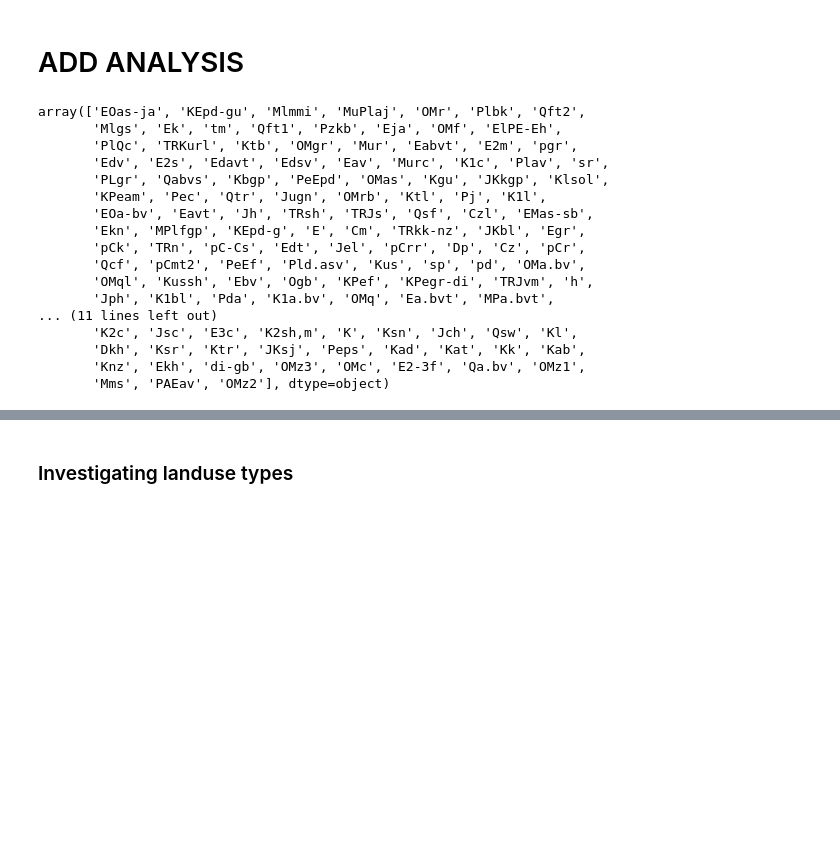
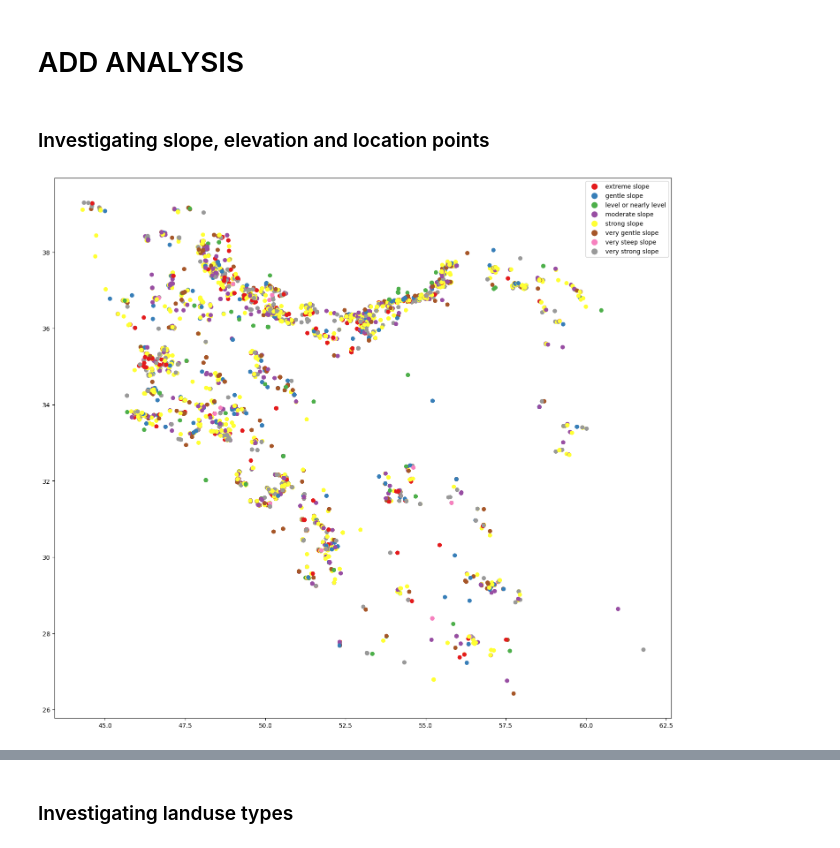
Before and after one commit to MiekeSpaans/MS_Capstone_Project_2401FTDS, a Jupyter notebook: QCTO-Capstone-Project.ipynb, the cells around one changed output, grey strips where cells are left out. Saved outputs shown, nothing was run; the diff lists cells and outputs as text; code cells hidden in the pictures; blank space fills up the shorter version.

```diff
--- a/QCTO-Capstone-Project.ipynb
+++ b/QCTO-Capstone-Project.ipynb
@@ -162,23 +162,34 @@ plt.show()
 ![IRAN-map.jpg](attachment:IRAN-map.jpg)
 # %% [markdown]
 # ADD ANALYSIS
-# %%
-landslide['GEO_UNIT'].unique()
-# %% [output]
-array(['EOas-ja', 'KEpd-gu', 'Mlmmi', 'MuPlaj', 'OMr', 'Plbk', 'Qft2',
-       'Mlgs', 'Ek', 'tm', 'Qft1', 'Pzkb', 'Eja', 'OMf', 'ElPE-Eh',
-       'PlQc', 'TRKurl', 'Ktb', 'OMgr', 'Mur', 'Eabvt', 'E2m', 'pgr',
-       'Edv', 'E2s', 'Edavt', 'Edsv', 'Eav', 'Murc', 'K1c', 'Plav', 'sr',
-       'PLgr', 'Qabvs', 'Kbgp', 'PeEpd', 'OMas', 'Kgu', 'JKkgp', 'Klsol',
-       'KPeam', 'Pec', 'Qtr', 'Jugn', 'OMrb', 'Ktl', 'Pj', 'K1l',
-       'EOa-bv', 'Eavt', 'Jh', 'TRsh', 'TRJs', 'Qsf', 'Czl', 'EMas-sb',
-       'Ekn', 'MPlfgp', 'KEpd-g', 'E', 'Cm', 'TRkk-nz', 'JKbl', 'Egr',
-       'pCk', 'TRn', 'pC-Cs', 'Edt', 'Jel', 'pCrr', 'Dp', 'Cz', 'pCr',
-       'Qcf', 'pCmt2', 'PeEf', 'Pld.asv', 'Kus', 'sp', 'pd', 'OMa.bv',
-       'OMql', 'Kussh', 'Ebv', 'Ogb', 'KPef', 'KPegr-di', 'TRJvm', 'h',
-       'Jph', 'K1bl', 'Pda', 'K1a.bv', 'OMq', 'Ea.bvt', 'MPa.bvt',
-... (11 lines left out)
-       'K2c', 'Jsc', 'E3c', 'K2sh,m', 'K', 'Ksn', 'Jch', 'Qsw', 'Kl',
-       'Dkh', 'Ksr', 'Ktr', 'JKsj', 'Peps', 'Kad', 'Kat', 'Kk', 'Kab',
-       'Knz', 'Ekh', 'di-gb', 'OMz3', 'OMc', 'E2-3f', 'Qa.bv', 'OMz1',
-       'Mms', 'PAEav', 'OMz2'], dtype=object)
+# %% [markdown]
+### Investigating slope, elevation and location points
+# %%
+def slope_categorise(x):
+    if x < 1.1:
+        return 'level or nearly level'
+    if x < 3:
+        return 'very gentle slope'
+    if x < 5:
+        return 'gentle slope'
+    if x < 8.5:
+        return 'moderate slope'
+    if x < 16.5:
+        return 'strong slope'
+    if x < 24:
+        return 'very strong slope'
+    if x < 35:
+        return 'extreme slope'
+    else:
+        return 'very steep slope'
+
+gdf_slope = gdf[['Slop(Degrees)', 'geometry']].copy()
+gdf_slope['Slope_Category'] = gdf_slope['Slop(Degrees)'].apply(slope_categorise)
+gdf_slope.plot(column='Slope_Category',
+        cmap= 'Set1',
+        figsize=(18,16),
+        categorical=True,
+        legend=True)
+plt.show()
+# %% [output]
+[figure, added]
```
Also changed, not shown: parts of 17 cells of this notebook, 1 other file.
